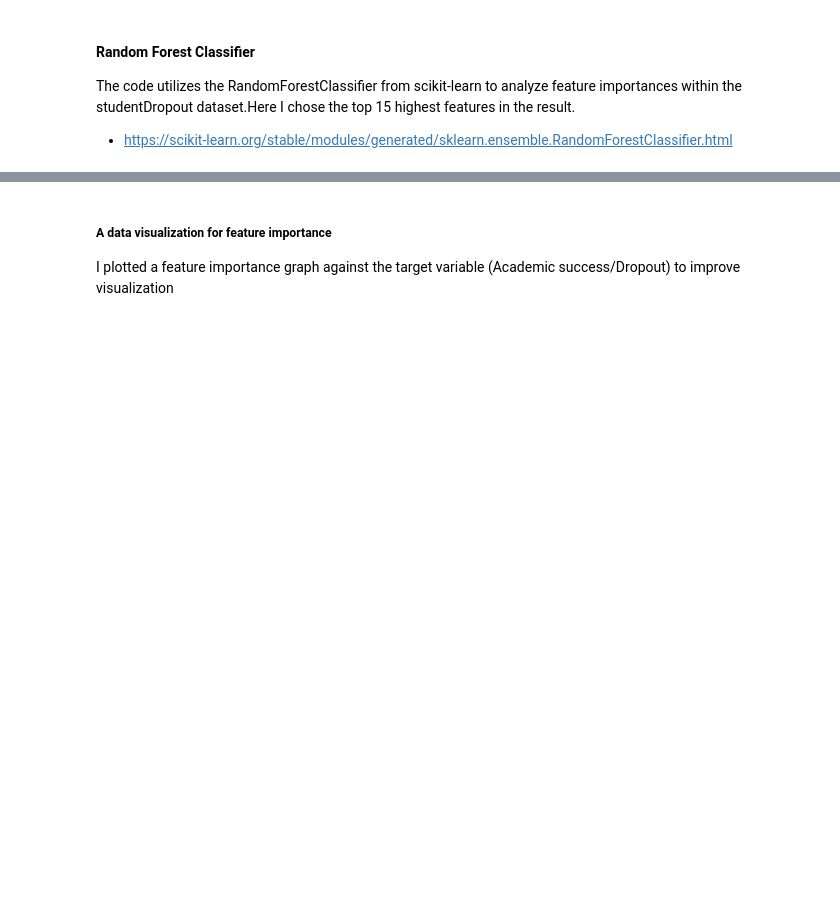
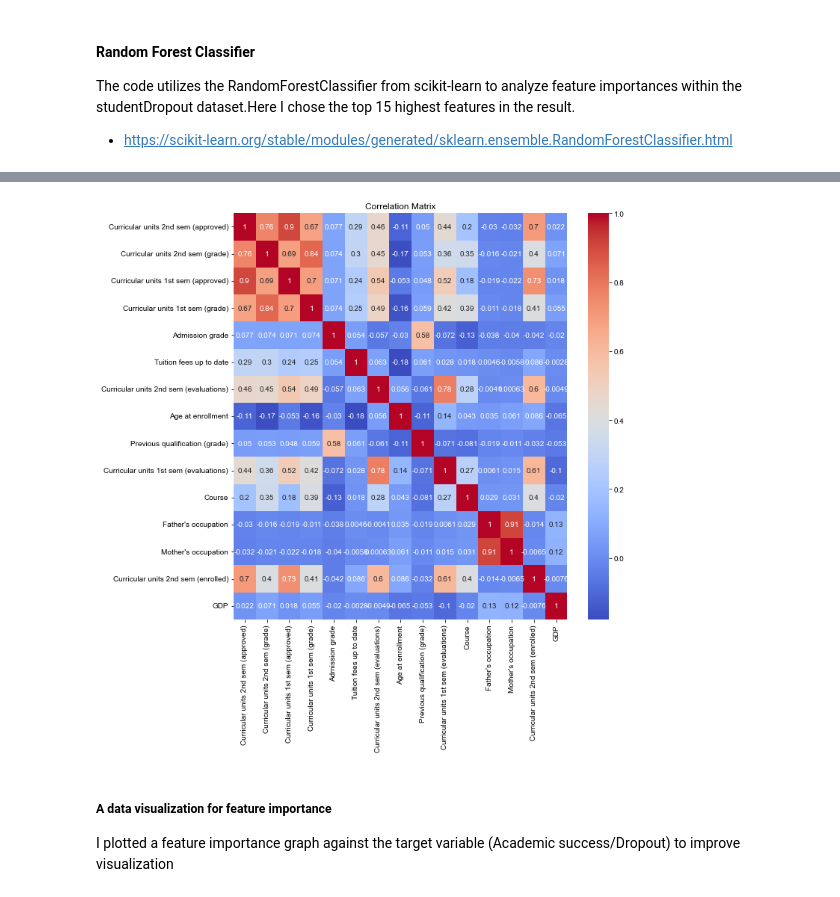
Before and after one commit to Henry-0810/Data-Analysis, a Jupyter notebook: Project/DropOutRate.ipynb, the cells around one changed output, grey strips where cells are left out. Cells and saved outputs as stored; diff of their text form; code cells hidden in the pictures; blank space fills up the shorter version.

```diff
--- a/Project/DropOutRate.ipynb
+++ b/Project/DropOutRate.ipynb
@@ -127,3 +151,10 @@ student_dropout_top15
+# %%
+plt.figure(figsize=(10, 10))
+sns.heatmap(student_dropout_top15.corr(), annot=True, cmap='coolwarm')
+plt.title('Correlation Matrix')
+plt.show()
+# %% [output]
+[figure, added]
 # %% [markdown]
 ##### A data visualization for feature importance
 I plotted a feature importance graph against the target variable (Academic success/Dropout) to improve visualization
```
Also changed, not shown: parts of 51 cells of this notebook.
